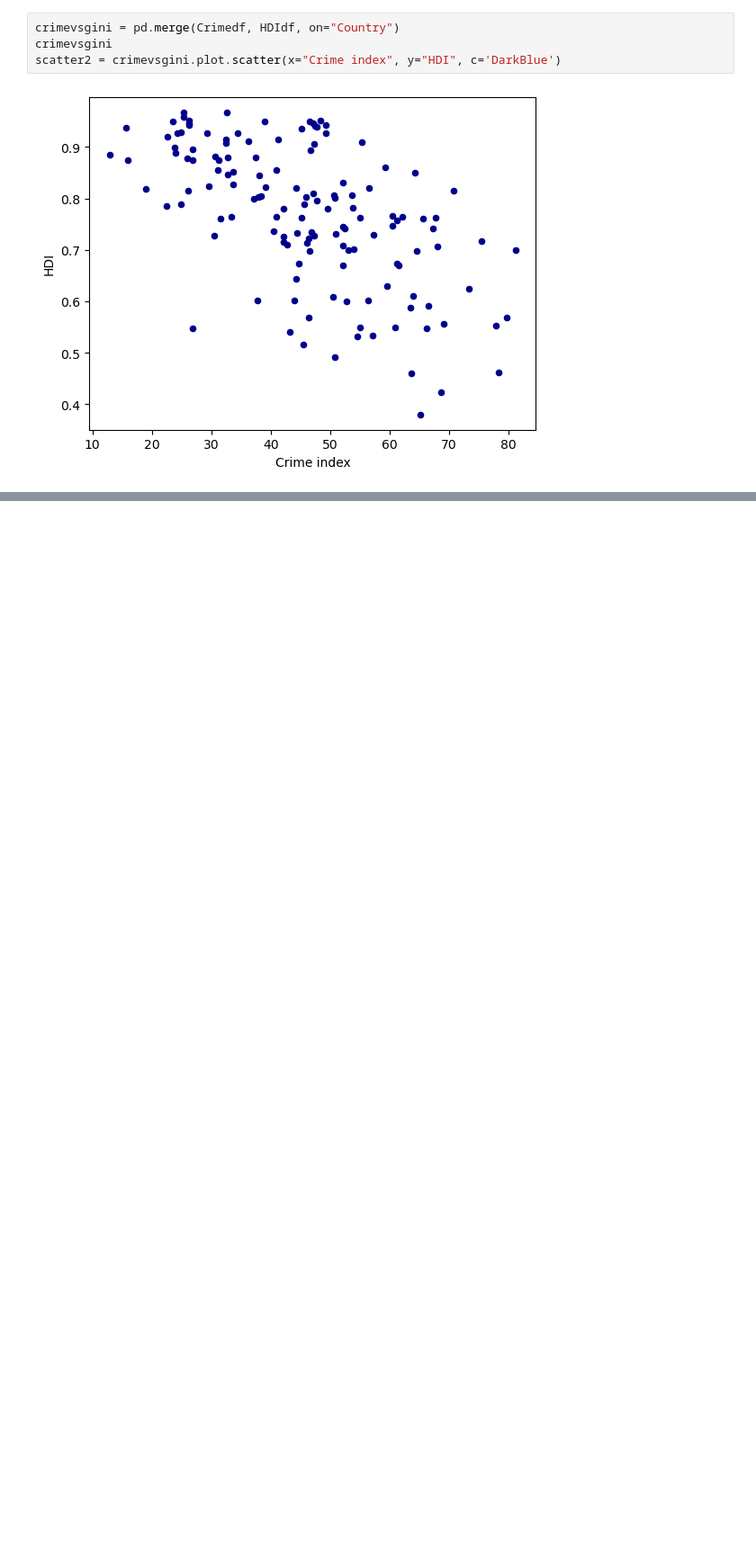
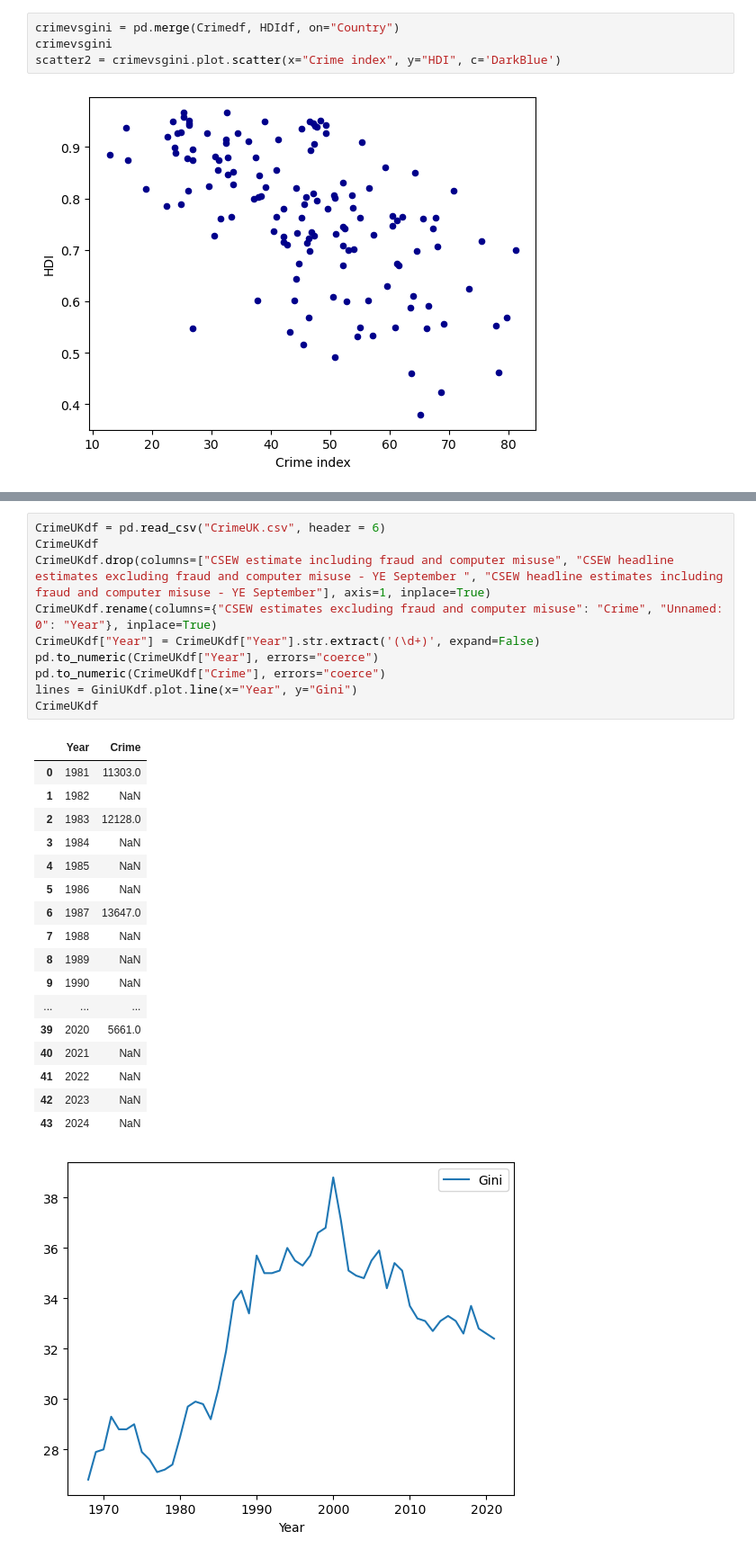
Before and after one commit to blueron05/730049432, a Jupyter notebook: projectCode.ipynb, the cells around one changed output, grey strips where cells are left out. Shown: that part at 90% size. Drawn from its saved outputs; the diff is of its cells as text; blank space fills up the shorter version.

```diff
--- a/projectCode.ipynb
+++ b/projectCode.ipynb
@@ -154,0 +190,29 @@ GiniUSdf
+# %%
+CrimeUKdf = pd.read_csv("CrimeUK.csv", header = 6)
+CrimeUKdf
+CrimeUKdf.drop(columns=["CSEW estimate including fraud and computer misuse", "CSEW headline estimates excluding fraud and computer misuse - YE September ", "CSEW headline estimates including fraud and computer misuse - YE September"], axis=1, inplace=True)
+CrimeUKdf.rename(columns={"CSEW estimates excluding fraud and computer misuse": "Crime", "Unnamed: 0": "Year"}, inplace=True)
+CrimeUKdf["Year"] = CrimeUKdf["Year"].str.extract('(\d+)', expand=False)
+pd.to_numeric(CrimeUKdf["Year"], errors="coerce")
+pd.to_numeric(CrimeUKdf["Crime"], errors="coerce")
+lines = GiniUKdf.plot.line(x="Year", y="Gini")
+CrimeUKdf
+# %% [output]
+|  | Year | Crime |
+| 0 | 1981 | 11303.0 |
+| 1 | 1982 | NaN |
+| 2 | 1983 | 12128.0 |
+| 3 | 1984 | NaN |
+| 4 | 1985 | NaN |
+| 5 | 1986 | NaN |
+| 6 | 1987 | 13647.0 |
+| 7 | 1988 | NaN |
+| 8 | 1989 | NaN |
+| 9 | 1990 | NaN |
+| ... | ... | ... |
+| 39 | 2020 | 5661.0 |
+| 40 | 2021 | NaN |
+| 41 | 2022 | NaN |
+| 42 | 2023 | NaN |
+| 43 | 2024 | NaN |
+[figure, added]
```
Also changed, not shown: parts of 8 cells of this notebook, 4 other files.
